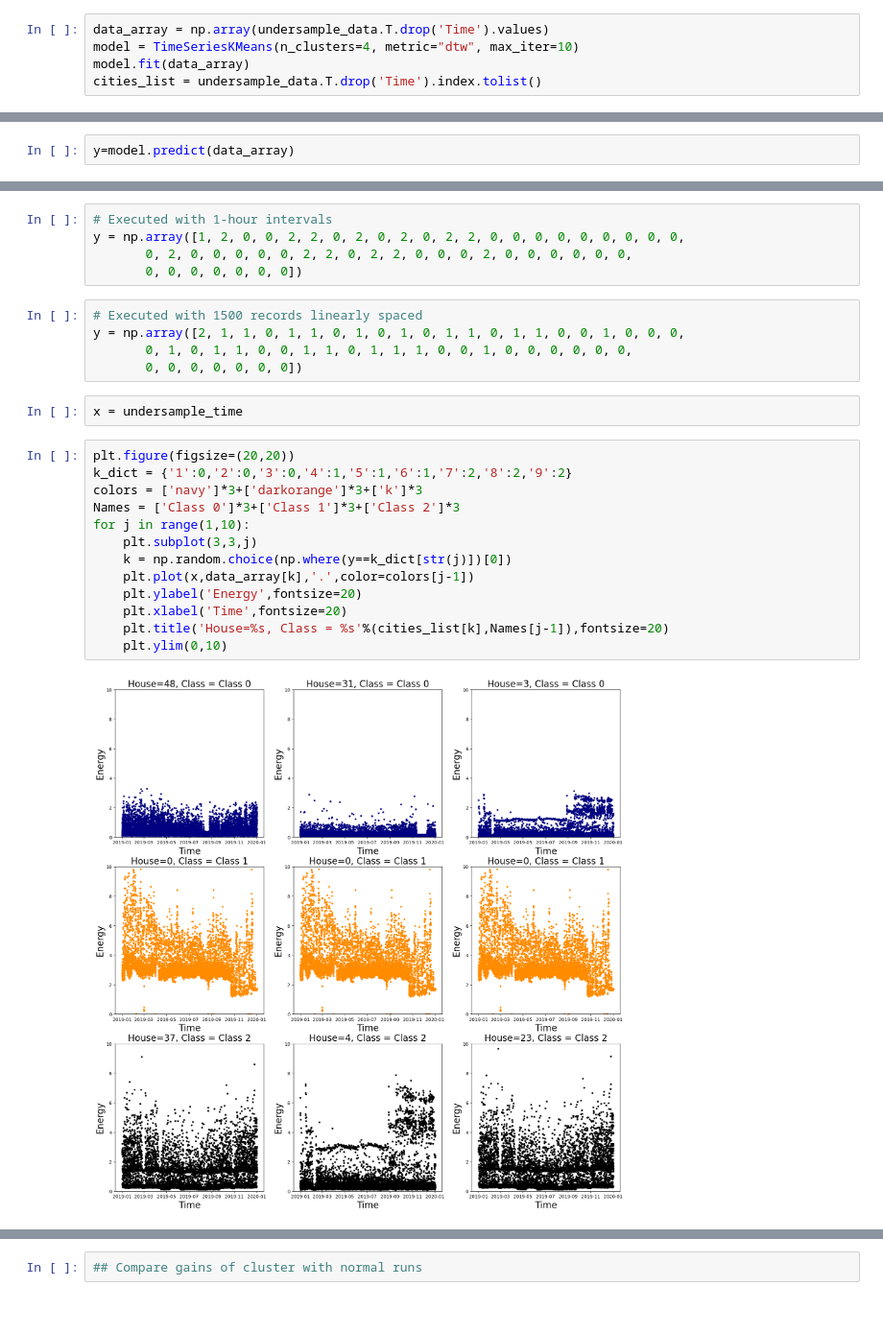
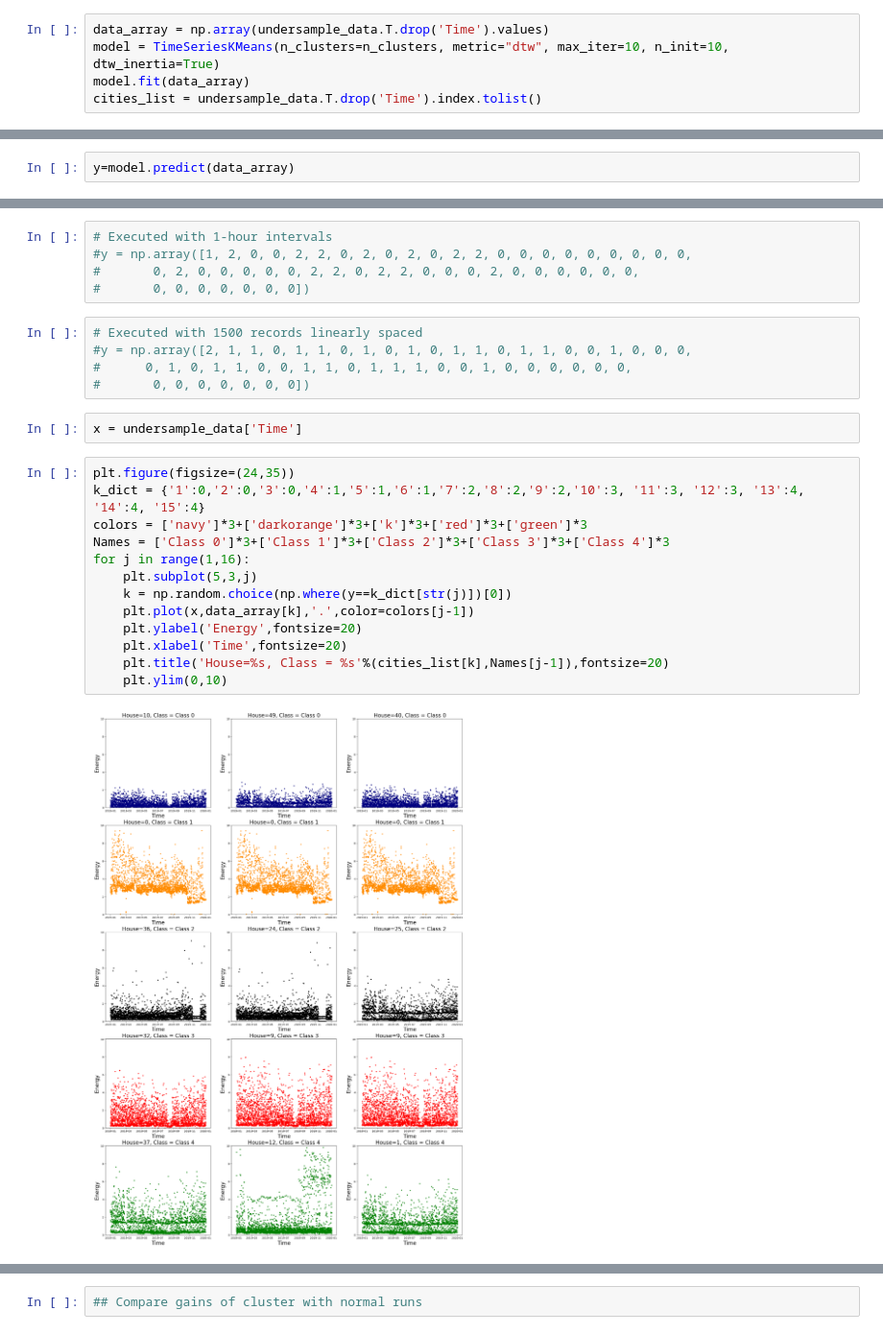
Before and after one commit to franciscomonteiro85/rec-energy-prediction-algorithm, a Jupyter notebook: Clustering.ipynb, the cells around one changed output, grey strips where cells are left out. Shown at 96% size. Cells and saved outputs as stored; diff of their text form.

Commit message:
Added cluster for shared dataset

```diff
--- a/Clustering.ipynb
+++ b/Clustering.ipynb
@@ -75,5 +81,5 @@ Text(0, 0.5, 'Temperature')
 # %%
 data_array = np.array(undersample_data.T.drop('Time').values)
-model = TimeSeriesKMeans(n_clusters=4, metric="dtw", max_iter=10)
+model = TimeSeriesKMeans(n_clusters=n_clusters, metric="dtw", max_iter=10, n_init=10, dtw_inertia=True)
 model.fit(data_array)
 cities_list = undersample_data.T.drop('Time').index.tolist()
@@ -90,27 +104,27 @@ array([3, 3, 3, ..., 1, 3, 1])
 # %%
 # Executed with 1-hour intervals
-y = np.array([1, 2, 0, 0, 2, 2, 0, 2, 0, 2, 0, 2, 2, 0, 0, 0, 0, 0, 0, 0, 0, 0,
-       0, 2, 0, 0, 0, 0, 0, 2, 2, 0, 2, 2, 0, 0, 0, 2, 0, 0, 0, 0, 0, 0,
-       0, 0, 0, 0, 0, 0, 0])
+#y = np.array([1, 2, 0, 0, 2, 2, 0, 2, 0, 2, 0, 2, 2, 0, 0, 0, 0, 0, 0, 0, 0, 0,
+#       0, 2, 0, 0, 0, 0, 0, 2, 2, 0, 2, 2, 0, 0, 0, 2, 0, 0, 0, 0, 0, 0,
+#       0, 0, 0, 0, 0, 0, 0])
 # %%
 # Executed with 1500 records linearly spaced
-y = np.array([2, 1, 1, 0, 1, 1, 0, 1, 0, 1, 0, 1, 1, 0, 1, 1, 0, 0, 1, 0, 0, 0,
-       0, 1, 0, 1, 1, 0, 0, 1, 1, 0, 1, 1, 1, 0, 0, 1, 0, 0, 0, 0, 0, 0,
-       0, 0, 0, 0, 0, 0, 0])
+#y = np.array([2, 1, 1, 0, 1, 1, 0, 1, 0, 1, 0, 1, 1, 0, 1, 1, 0, 0, 1, 0, 0, 0,
+#      0, 1, 0, 1, 1, 0, 0, 1, 1, 0, 1, 1, 1, 0, 0, 1, 0, 0, 0, 0, 0, 0,
+#       0, 0, 0, 0, 0, 0, 0])
-# %%
-x = undersample_time
+# %%
+x = undersample_data['Time']
 # %%
-plt.figure(figsize=(20,20))
-k_dict = {'1':0,'2':0,'3':0,'4':1,'5':1,'6':1,'7':2,'8':2,'9':2}
-colors = ['navy']*3+['darkorange']*3+['k']*3
-Names = ['Class 0']*3+['Class 1']*3+['Class 2']*3
-for j in range(1,10):
-    plt.subplot(3,3,j)
+plt.figure(figsize=(24,35))
+k_dict = {'1':0,'2':0,'3':0,'4':1,'5':1,'6':1,'7':2,'8':2,'9':2,'10':3, '11':3, '12':3, '13':4, '14':4, '15':4}
+colors = ['navy']*3+['darkorange']*3+['k']*3+['red']*3+['green']*3
+Names = ['Class 0']*3+['Class 1']*3+['Class 2']*3+['Class 3']*3+['Class 4']*3
+for j in range(1,16):
+    plt.subplot(5,3,j)
     k = np.random.choice(np.where(y==k_dict[str(j)])[0])
     plt.plot(x,data_array[k],'.',color=colors[j-1])
     plt.ylabel('Energy',fontsize=20)
     plt.xlabel('Time',fontsize=20)
     plt.title('House=%s, Class = %s'%(cities_list[k],Names[j-1]),fontsize=20)
     plt.ylim(0,10)
 # %% [output]
-[figure, old version]
+[figure, new version]
```
Also changed, not shown: parts of 15 cells of this notebook, 13 other files.
